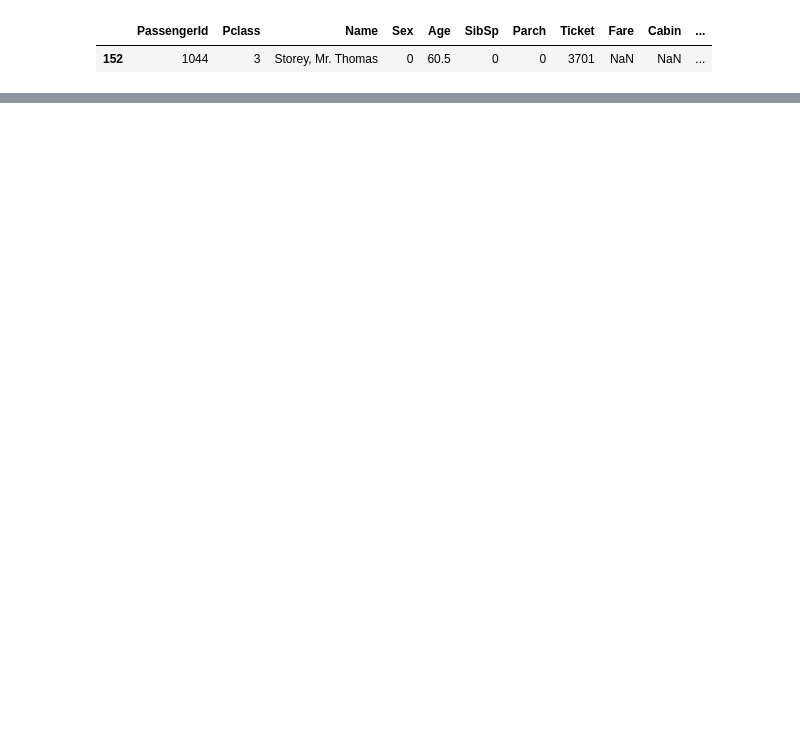
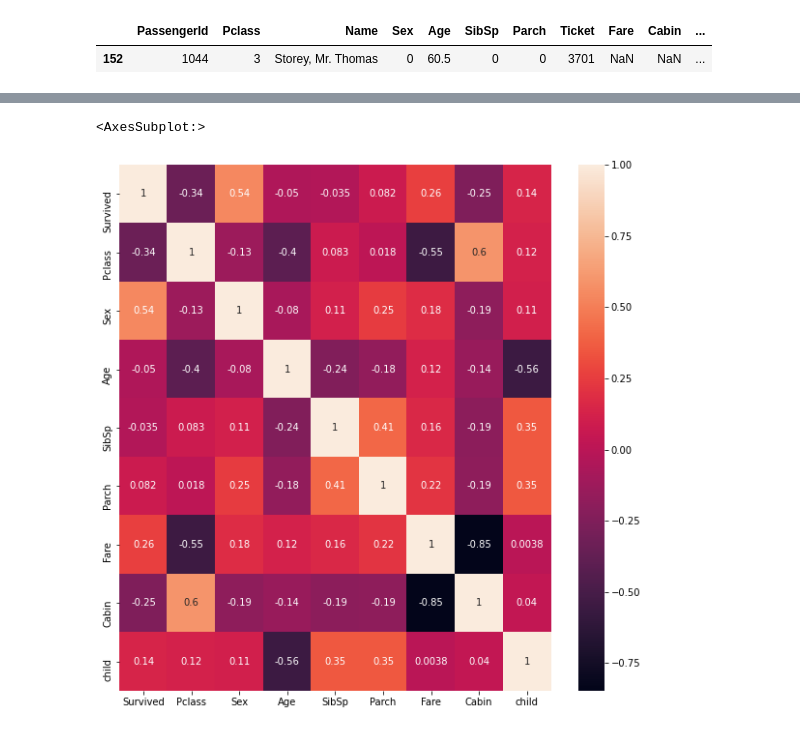
Before and after one commit to EmirBurgosPaz/Machine_learning, a Jupyter notebook: proyecto_4/data_analysis.ipynb, the cells around one changed output, grey strips where cells are left out. Cells and saved outputs as stored; diff of their text form; code cells hidden in the pictures; blank space fills up the shorter version.

Commit message:
data good

```diff
--- a/proyecto_4/data_analysis.ipynb
+++ b/proyecto_4/data_analysis.ipynb
@@ -214,0 +358,12 @@ data_test
+# %%
+cabin_class = np.zeros(len(data_train))
+
+for i in range(len(data_train)):
+    if data_train['Fare'][i] >= 150:
+        cabin_class[i] = 1
+    elif data_train['Fare'][i] < 150 and data_train['Fare'][i] >= 40:
+        cabin_class[i] = 2
+    elif data_train['Fare'][i] < 40:
+        cabin_class[i] = 3
+data_train['Cabin'] = cabin_class
+data_train
@@ -214,0 +384,12 @@ data_test
+# %%
+cabin_class = np.zeros(len(data_test))
+
+for i in range(len(data_test)):
+    if data_test['Fare'][i] >= 150:
+        cabin_class[i] = 1
+    elif data_test['Fare'][i] < 150 and data_test['Fare'][i] >= 40:
+        cabin_class[i] = 2
+    elif data_test['Fare'][i] < 40:
+        cabin_class[i] = 3
+data_test['Cabin'] = cabin_class
+data_test
@@ -214,0 +414,11 @@ data_test
+# %%
+child_column_train = np.zeros(len(data_train))
+
+for i in range(len(data_train)):
+    if data_train['Age'][i] <= 15:
+        child_column_train[i] = 1
+    else:
+        child_column_train[i] = 0
+
+data_train['child'] = child_column_train
+data_train
@@ -236,0 +502,3 @@ dtype: int64
+# %%
+x_train = data_train.drop((['Name', 'Ticket', 'PassengerId']), axis=1)
+x_train
@@ -236,0 +538,6 @@ dtype: int64
+# %%
+fig, ax = plt.subplots(figsize=(10,10))
+sb.heatmap(x_train.corr(), annot=True, ax= ax)
+# %% [output]
+<AxesSubplot:>
+[figure, added]
```
Also changed, not shown: parts of 47 cells of this notebook, 1 other file.
